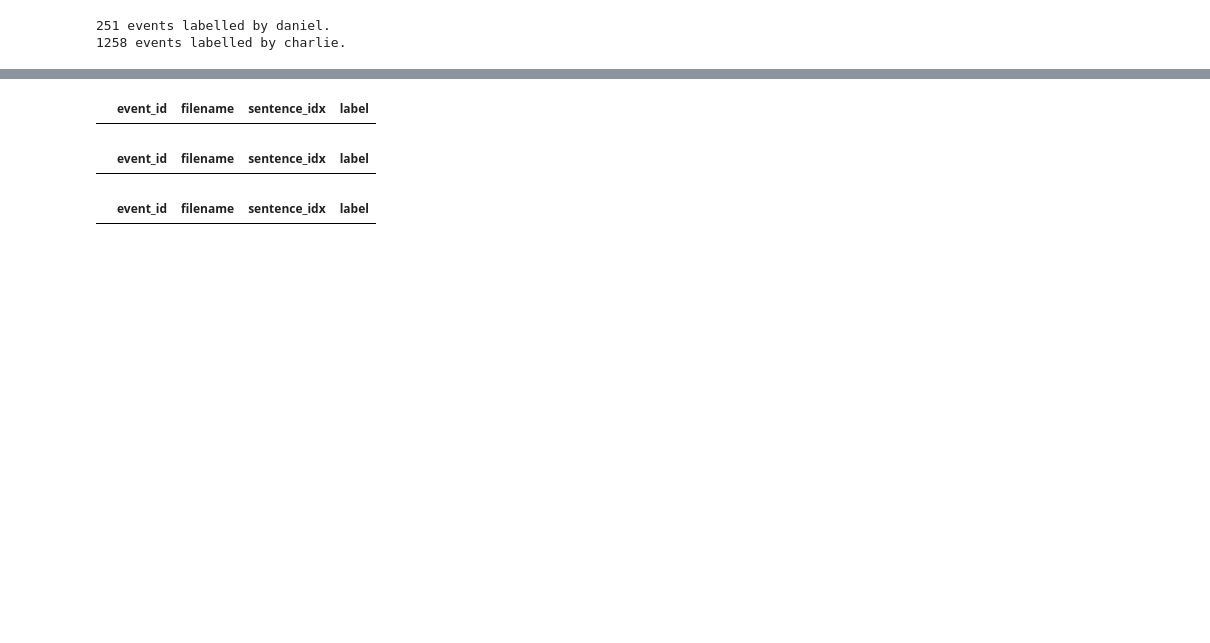
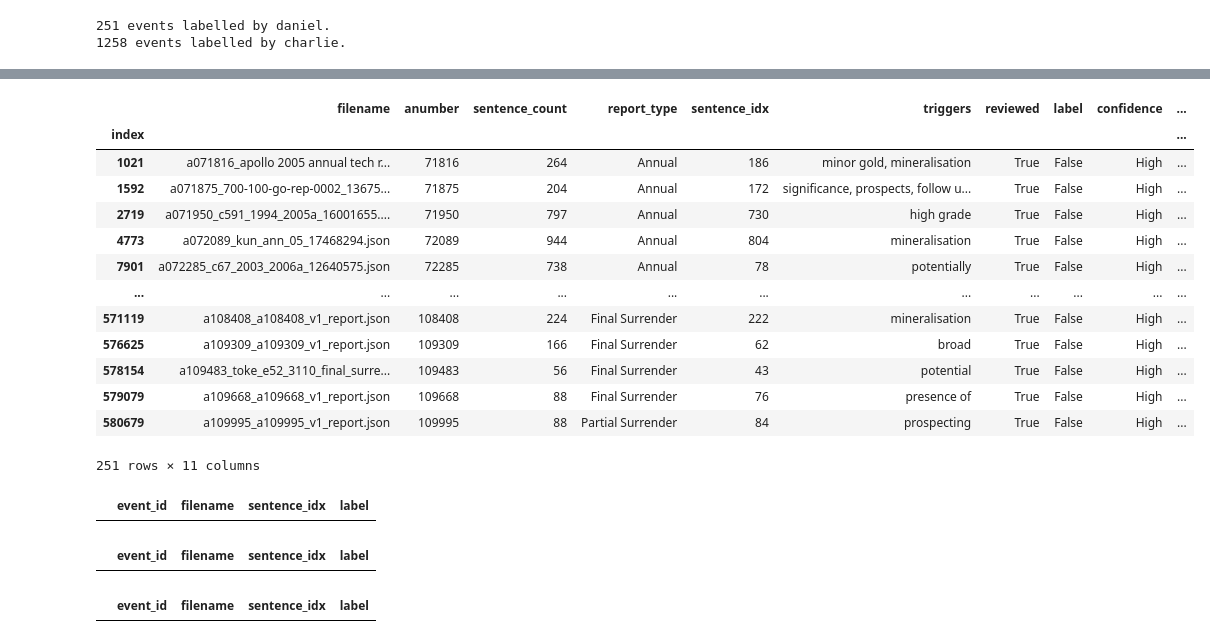
Before and after one commit to tanghyd/capstone, a Jupyter notebook: build_event_data.ipynb, the cells around one changed output, grey strips where cells are left out. Drawn from its saved outputs; the diff is of its cells as text; code cells hidden in the pictures; blank space fills up the shorter version.

```diff
--- a/build_event_data.ipynb
+++ b/build_event_data.ipynb
@@ -30,3 +47,20 @@ for user in users:
+# %%
+dataset['daniel'].loc[dataset['daniel'].reviewed]
+# %% [output]
+|  | filename | anumber | sentence_count | report_type | sentence_idx | triggers | reviewed | label | confidence | ... |
+| index |  |  |  |  |  |  |  |  |  | ... |
+| 1021 | a071816_apollo 2005 annual tech r... | 71816 | 264 | Annual | 186 | minor gold, mineralisation | True | False | High | ... |
+| 1592 | a071875_700-100-go-rep-0002_13675... | 71875 | 204 | Annual | 172 | significance, prospects, follow u... | True | False | High | ... |
+| 2719 | a071950_c591_1994_2005a_16001655.... | 71950 | 797 | Annual | 730 | high grade | True | False | High | ... |
+| 4773 | a072089_kun_ann_05_17468294.json | 72089 | 944 | Annual | 804 | mineralisation | True | False | High | ... |
+| 7901 | a072285_c67_2003_2006a_12640575.json | 72285 | 738 | Annual | 78 | potentially | True | False | High | ... |
+| ... | ... | ... | ... | ... | ... | ... | ... | ... | ... | ... |
+| 571119 | a108408_a108408_v1_report.json | 108408 | 224 | Final Surrender | 222 | mineralisation | True | False | High | ... |
+| 576625 | a109309_a109309_v1_report.json | 109309 | 166 | Final Surrender | 62 | broad | True | False | High | ... |
+| 578154 | a109483_toke_e52_3110_final_surre... | 109483 | 56 | Final Surrender | 43 | potential | True | False | High | ... |
+| 579079 | a109668_a109668_v1_report.json | 109668 | 88 | Final Surrender | 76 | presence of | True | False | High | ... |
+| 580679 | a109995_a109995_v1_report.json | 109995 | 88 | Partial Surrender | 84 | prospecting | True | False | High | ... |
+251 rows × 11 columns
 # %%
 # loads events by confidence - note will not load group labelled
 events = {conf: build_event_data(dataset, confidence=conf, files=files, nlp=nlp, capstone_files=capstone_files,
```
Also changed, not shown: parts of 2 cells of this notebook, 27 other files.
